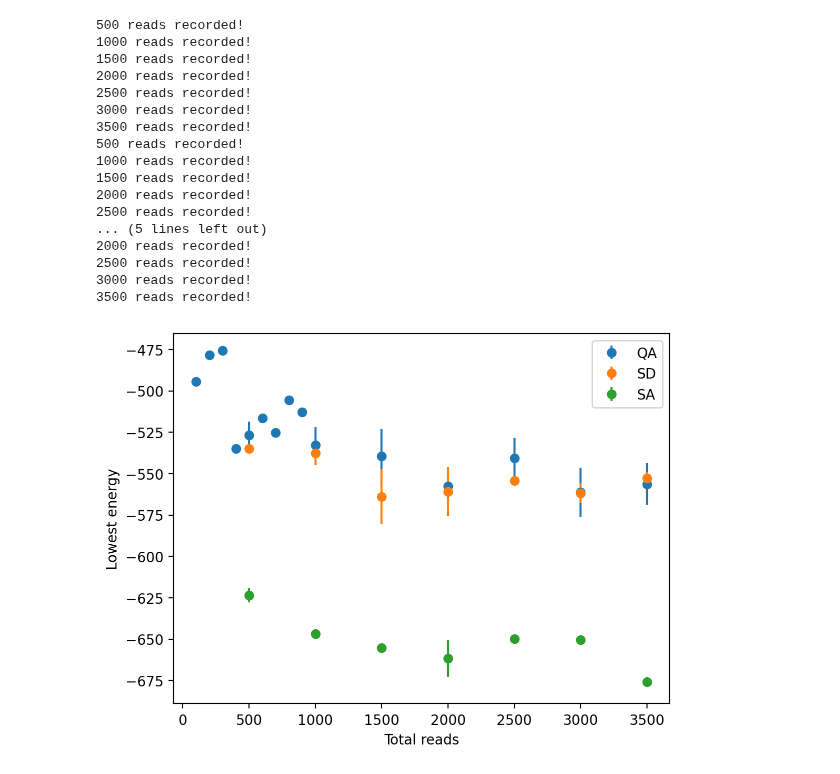
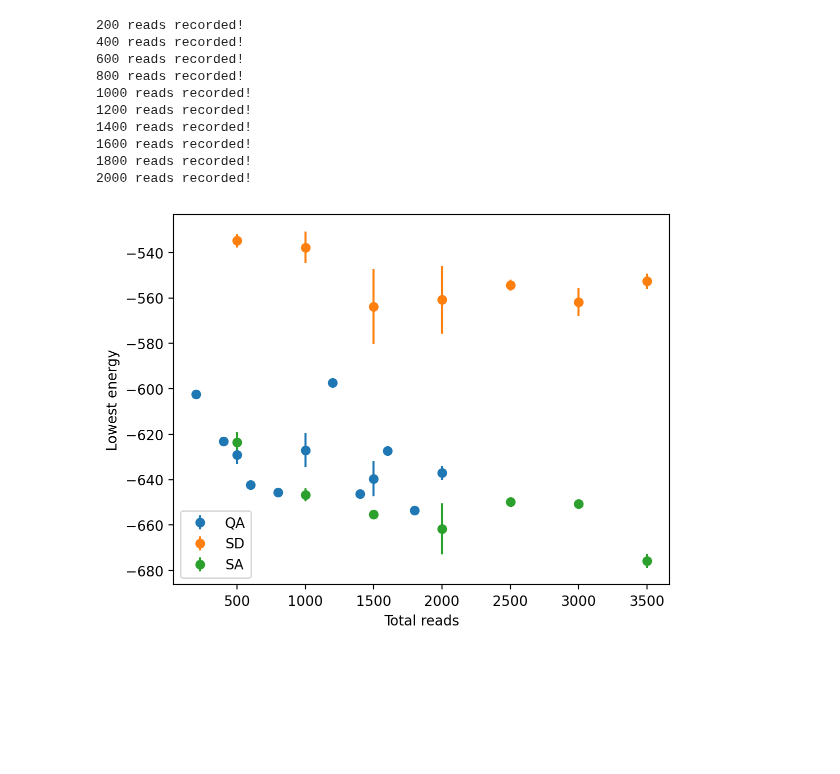
Before and after one commit to KirbyZX/PHYS4213, a Jupyter notebook: Code/CompareToClassical.ipynb, the cells around one changed output. Drawn from its saved outputs; the diff is of its cells as text; code cells hidden in the pictures; blank space fills up the shorter version.

Commit message:
Compare optimised QA to classical

```diff
--- a/Code/CompareToClassical.ipynb
+++ b/Code/CompareToClassical.ipynb
@@ -57,11 +57,19 @@ ta = TabuSampler().sample(bqm, num_reads=reads)
 print(f"Overlaps: {findOverlaps(annotateSampleGraph(ta.first.sample, G))}")
 print(f"Duplicates: {len(duplicates(ta.first.sample, G))}")
 # %%
-def recordEnergyReads(readRange, bqm, sampler, filepath: str, quantum: bool = False):
+cs = 25
+at = 200
+
+def recordEnergyReads(readRange, bqm, sampler, filepath: str, header: bool = False, quantum: bool = False):
 
     file = pd.DataFrame()
     for r in readRange:
-        sampleset = sampler.sample(bqm, num_reads=r, label=f"Haydn_{r}")
+
+        if quantum:
+            sampleset = sampler.sample(bqm, num_reads=r, chain_strength=cs, annealing_time=at,label=f"Haydn_{r}_{cs}_{at}us")
+        else:
+            sampleset = sampler.sample(bqm, num_reads=r)
+
         sample = sampleset.first
 
         A = annotateSampleGraph(sample.sample, G)
@@ -90,7 +98,7 @@ def recordEnergyReads(readRange, bqm, sampler, filepath: str, quantum: bool = Fa
         print(f"{r} reads recorded!")
         file = pd.concat([file, new_row])
 
-    file.to_csv(filepath, index=False, mode="a", header=False)
+    file.to_csv(filepath, index=False, mode="a", header=header)
 
 bqm = createBQM(G, phrases, instruments, 6, 6, 1)
 qa = FixedEmbeddingComposite(DWaveSampler(), embedding)
@@ -98,29 +106,22 @@ sa = SimulatedAnnealingSampler()
 sd = SteepestDescentSolver()
 ta = TabuSampler()
 
-readRange = np.arange(500,3501,500)
+readRange = np.arange(200,2001,200)
 
-recordEnergyReads(readRange, bqm, qa, path+"qa-reads.csv", quantum=True)
-recordEnergyReads(readRange, bqm, sa, path+"sa-reads.csv", quantum=False)
-recordEnergyReads(readRange, bqm, sd, path+"sd-reads.csv", quantum=False)
+recordEnergyReads(readRange, bqm, qa, path+"qa-reads-opt.csv", quantum=True)
+#recordEnergyReads(readRange, bqm, sa, path+"sa-reads.csv", quantum=False)
+#recordEnergyReads(readRange, bqm, sd, path+"sd-reads.csv", quantum=False)
 # %% [output]
-500 reads recorded!
+200 reads recorded!
+400 reads recorded!
+600 reads recorded!
+800 reads recorded!
 1000 reads recorded!
-1500 reads recorded!
+1200 reads recorded!
+1400 reads recorded!
+1600 reads recorded!
+1800 reads recorded!
 2000 reads recorded!
-2500 reads recorded!
-3000 reads recorded!
-3500 reads recorded!
-500 reads recorded!
-1000 reads recorded!
-1500 reads recorded!
-2000 reads recorded!
-2500 reads recorded!
-... (5 lines left out)
-2000 reads recorded!
-2500 reads recorded!
-3000 reads recorded!
-3500 reads recorded!
 # %%
 sampleset = qa.sample(bqm, num_reads=1)
 print(sampleset.info["timing"])
@@ -129,23 +130,23 @@ print(sampleset.info["timing"])
 # %%
 def compareAll(yaxis: str):
 
-    plotCSV(path+"qa-reads.csv", "Total reads", yaxis, "QA")
+    plotCSV(path+"qa-reads-opt.csv", "Total reads", yaxis, "QA")
     plotCSV(path+"sd-reads.csv", "Total reads", yaxis, "SD")
     plotCSV(path+"sa-reads.csv", "Total reads", yaxis, "SA")
     #plotCSV(path+"ta-reads.csv", "Total reads", yaxis, "TA")
     plt.legend()
     #plt.ylim(0,1e6)
     plt.show()
 
 # Tabu has lowest energy and higher entropy and score looks a lot better
 # Maybe annealer chain strength should change?
 compareAll("Lowest energy")
 #plotSampleGraph(sampleset.first.sample, G, instruments)
 #dwave.inspector.show(sampleset)
 
-# TODO: Check if chain strength can optimise solution further
+# DONE: Check if chain strength can optimise solution further
 # %% [output]
-[figure, old version]
+[figure, new version]
 # %%
 # Both correctly maximise total node weight (-212.02...)
 # Both maximise node and edge weight (-1891.18...)
```
Also changed, not shown: 3 other files.
